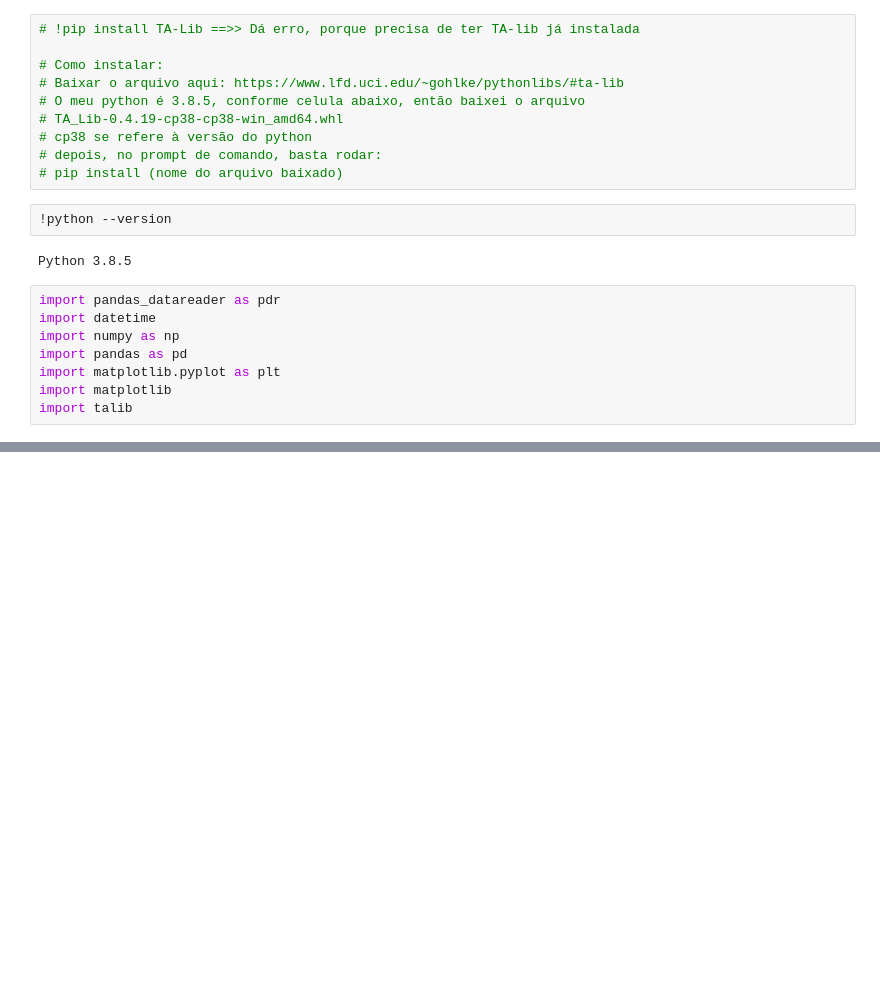
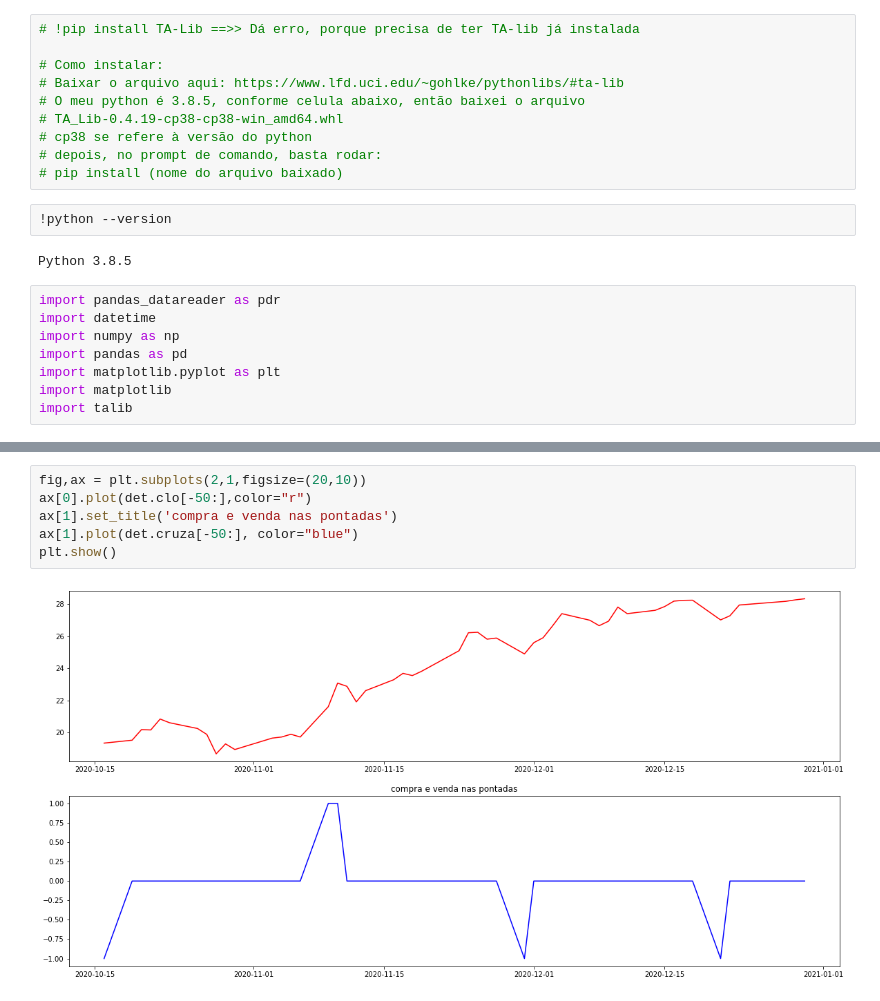
Before and after one commit to carteirarica/playlist-canal, a Jupyter notebook: 05 - TA-lib/TA Lib - Indicadores Técnicos.ipynb, the cells around one changed output, grey strips where cells are left out. Saved outputs shown, nothing was run; the diff lists cells and outputs as text; blank space fills up the shorter version.

```diff
--- a/05 - TA-lib/TA Lib - Indicadores Técnicos.ipynb
+++ b/05 - TA-lib/TA Lib - Indicadores Técnicos.ipynb
@@ -22,0 +99,8 @@ import talib
+# %%
+fig,ax = plt.subplots(2,1,figsize=(20,10))
+ax[0].plot(det.clo[-50:],color="r")
+ax[1].set_title('compra e venda nas pontadas')
+ax[1].plot(det.cruza[-50:], color="blue")
+plt.show()
+# %% [output]
+[figure, added]
```
Also changed, not shown: parts of 21 cells of this notebook, 2 other files.
